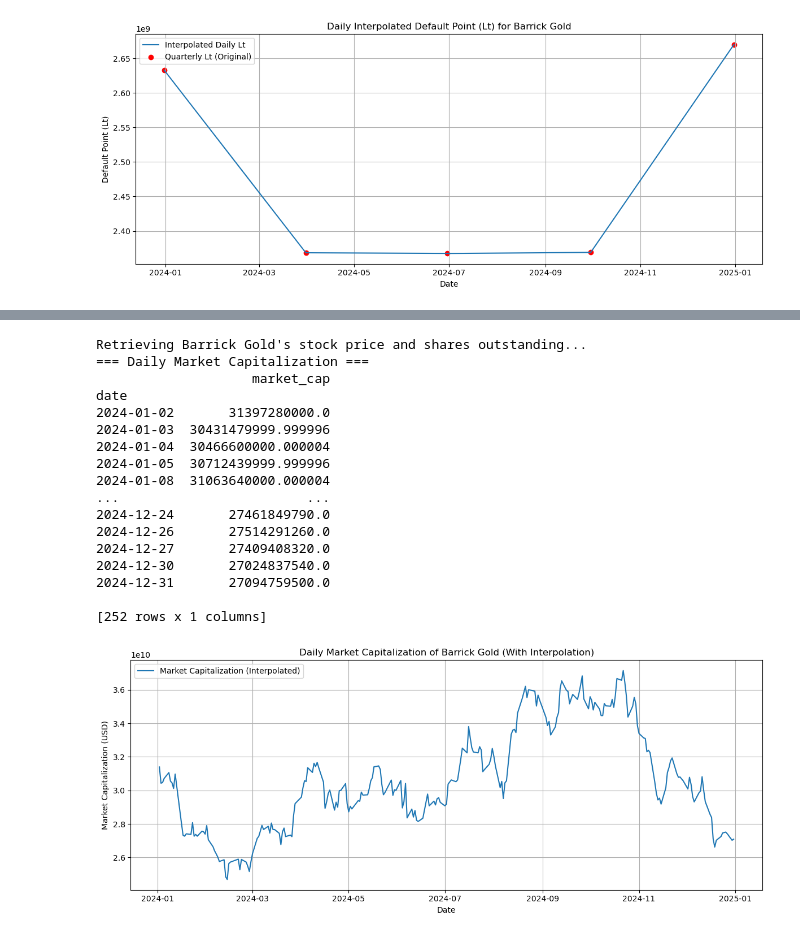
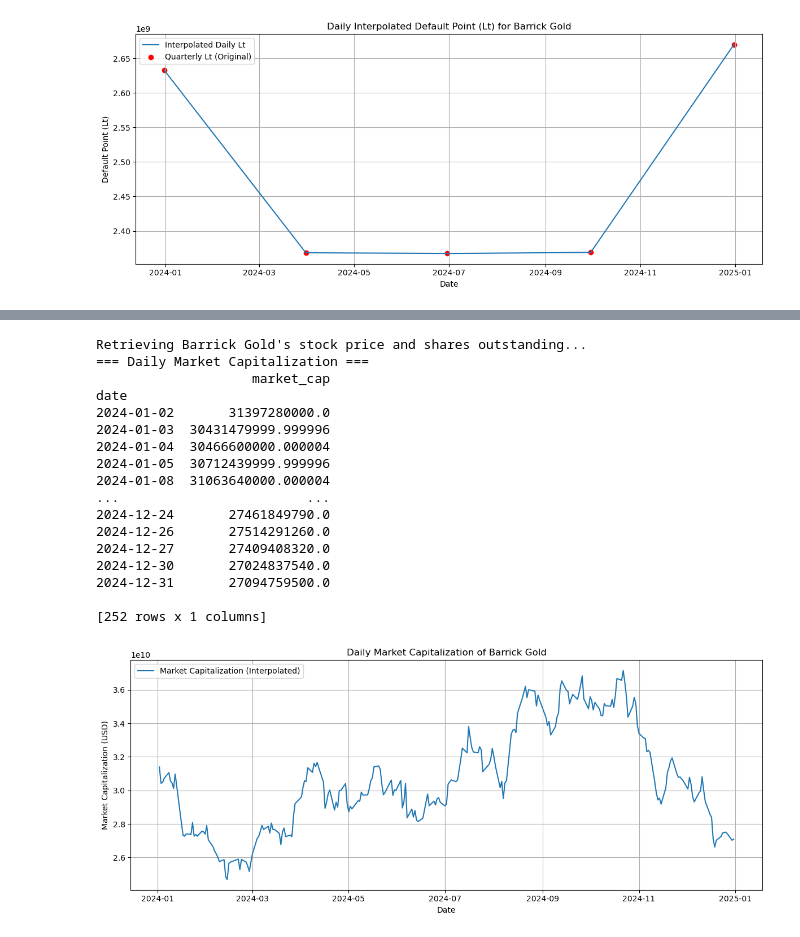
Before and after one commit to fangsitang/TP2_fixed_income, a Jupyter notebook: Part_One.ipynb, the cells around one changed output, grey strips where cells are left out. Saved outputs shown, nothing was run; the diff lists cells and outputs as text; code cells hidden in the pictures.

```diff
--- a/Part_One.ipynb
+++ b/Part_One.ipynb
@@ -116,32 +133,32 @@ stock_data = stock_data[['market_cap']]
 print("=== Daily Market Capitalization ===")
 print(stock_data)
 
 # Plot the daily market capitalization time series
 plt.figure(figsize=(12, 5))
 plt.plot(stock_data.index, stock_data['market_cap'], label='Market Capitalization (Interpolated)')
-plt.title('Daily Market Capitalization of Barrick Gold (With Interpolation)')
+plt.title('Daily Market Capitalization of Barrick Gold')
 plt.xlabel('Date')
 plt.ylabel('Market Capitalization (USD)')
 plt.grid(True)
 plt.legend()
 plt.tight_layout()
 plt.show()
 # %% [output]
 Retrieving Barrick Gold's stock price and shares outstanding...
 === Daily Market Capitalization ===
                     market_cap
 date
 2024-01-02       31397280000.0
 2024-01-03  30431479999.999996
 2024-01-04  30466600000.000004
 2024-01-05  30712439999.999996
 2024-01-08  31063640000.000004
 ...                        ...
 2024-12-24       27461849790.0
 2024-12-26       27514291260.0
 2024-12-27       27409408320.0
 2024-12-30       27024837540.0
 2024-12-31       27094759500.0
 
 [252 rows x 1 columns]
-[figure, old version]
+[figure, new version]
```
Also changed, not shown: parts of 13 cells of this notebook.
